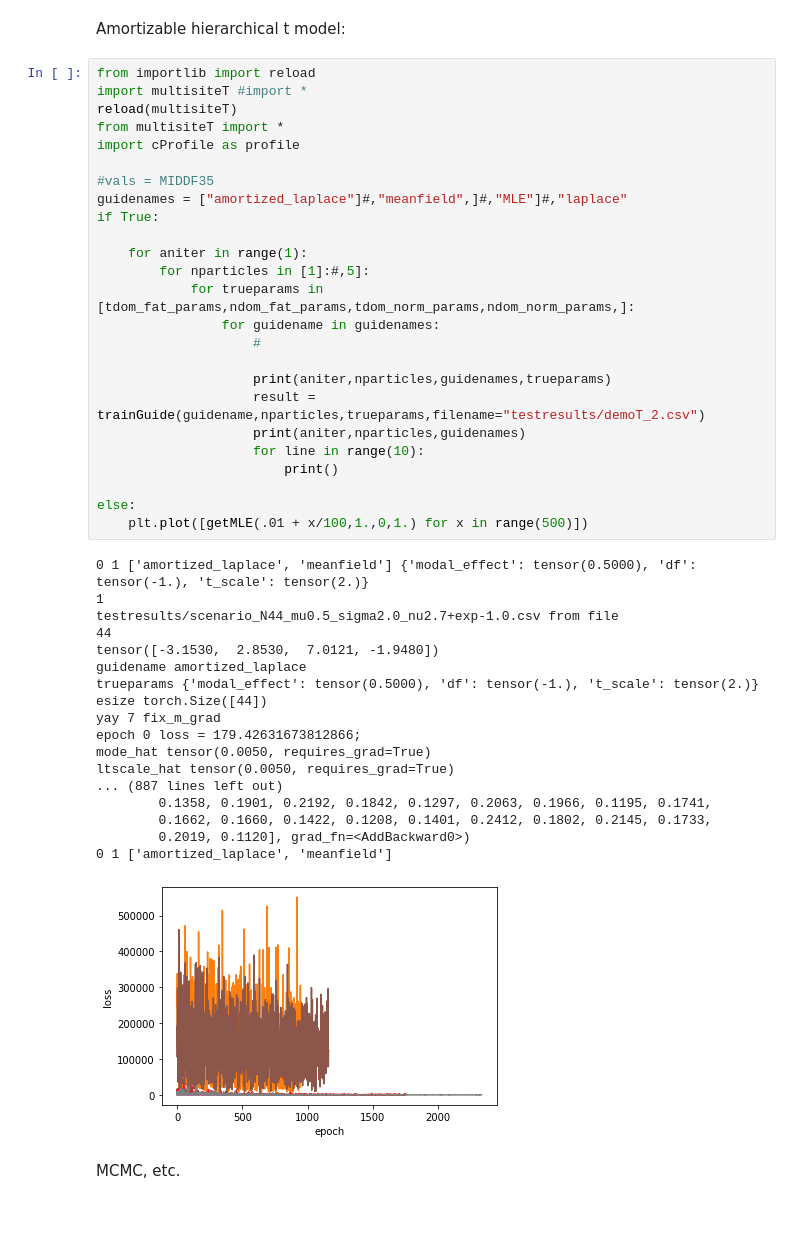
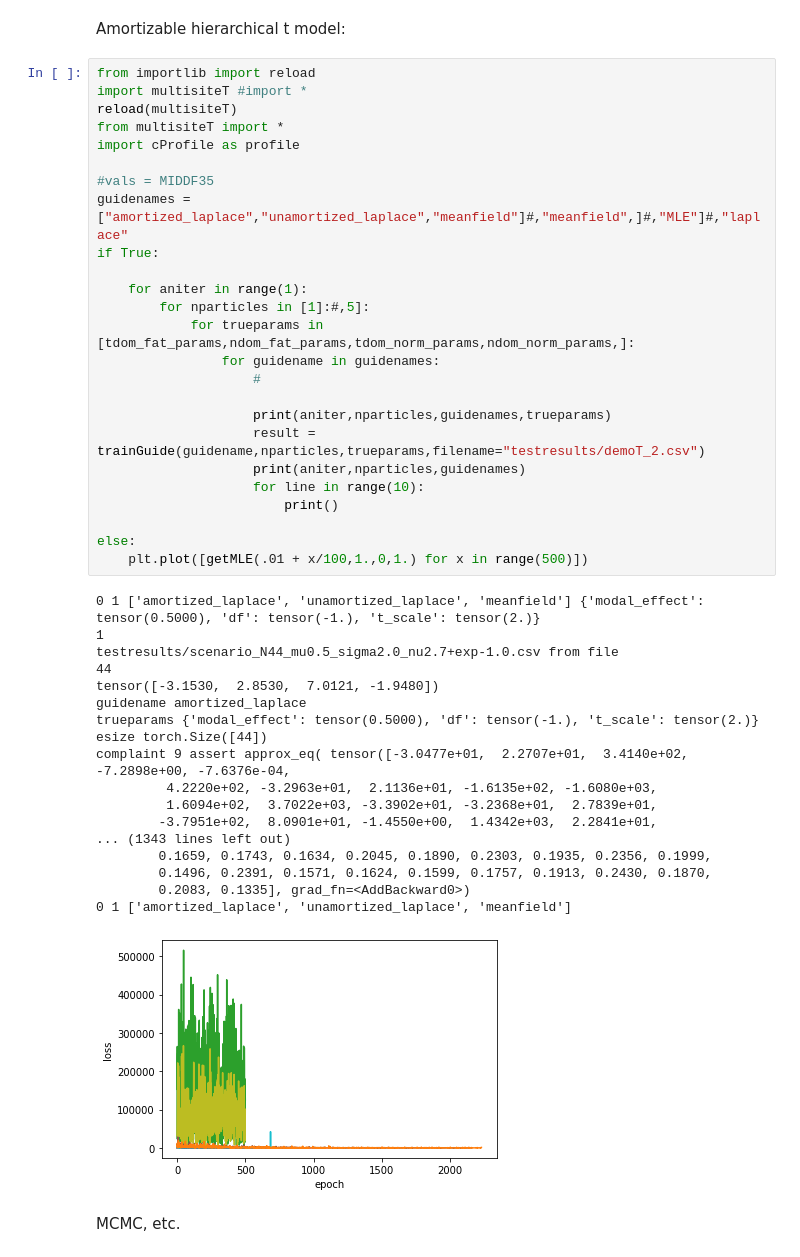
Before and after one commit to jamesonquinn/eipython, a Jupyter notebook: a.multisite.ipynb, the cells around one changed output. Drawn from its saved outputs; the diff is of its cells as text; blank space fills up the shorter version.

```diff
--- a/a.multisite.ipynb
+++ b/a.multisite.ipynb
@@ -21,45 +21,45 @@ from importlib import reload
 import multisiteT #import *
 reload(multisiteT)
 from multisiteT import *
 import cProfile as profile
 
 #vals = MIDDF35
-guidenames = ["amortized_laplace"]#,"meanfield",]#,"MLE"]#,"laplace"
+guidenames = ["amortized_laplace","unamortized_laplace","meanfield"]#,"meanfield",]#,"MLE"]#,"laplace"
 if True:
 
     for aniter in range(1):
         for nparticles in [1]:#,5]:
             for trueparams in [tdom_fat_params,ndom_fat_params,tdom_norm_params,ndom_norm_params,]:
                 for guidename in guidenames:
                     #
 
                     print(aniter,nparticles,guidenames,trueparams)
                     result = trainGuide(guidename,nparticles,trueparams,filename="testresults/demoT_2.csv")
                     print(aniter,nparticles,guidenames)
                     for line in range(10):
                         print()
 
 else:
     plt.plot([getMLE(.01 + x/100,1.,0,1.) for x in range(500)])
 # %% [output]
-0 1 ['amortized_laplace', 'meanfield'] {'modal_effect': tensor(0.5000), 'df': tensor(-1.), 't_scale': tensor(2.)}
+0 1 ['amortized_laplace', 'unamortized_laplace', 'meanfield'] {'modal_effect': tensor(0.5000), 'df': tensor(-1.), 't_scale': tensor(2.)}
 1
 testresults/scenario_N44_mu0.5_sigma2.0_nu2.7+exp-1.0.csv from file
 44
 tensor([-3.1530,  2.8530,  7.0121, -1.9480])
 guidename amortized_laplace
 trueparams {'modal_effect': tensor(0.5000), 'df': tensor(-1.), 't_scale': tensor(2.)}
 esize torch.Size([44])
-yay 7 fix_m_grad
-epoch 0 loss = 179.42631673812866;
-mode_hat tensor(0.0050, requires_grad=True)
-ltscale_hat tensor(0.0050, requires_grad=True)
-... (887 lines left out)
-        0.1358, 0.1901, 0.2192, 0.1842, 0.1297, 0.2063, 0.1966, 0.1195, 0.1741,
-        0.1662, 0.1660, 0.1422, 0.1208, 0.1401, 0.2412, 0.1802, 0.2145, 0.1733,
-        0.2019, 0.1120], grad_fn=<AddBackward0>)
-0 1 ['amortized_laplace', 'meanfield']
+complaint 9 assert approx_eq( tensor([-3.0477e+01,  2.2707e+01,  3.4140e+02, -7.2898e+00, -7.6376e-04,
+         4.2220e+02, -3.2963e+01,  2.1136e+01, -1.6135e+02, -1.6080e+03,
+         1.6094e+02,  3.7022e+03, -3.3902e+01, -3.2368e+01,  2.7839e+01,
+        -3.7951e+02,  8.0901e+01, -1.4550e+00,  1.4342e+03,  2.2841e+01,
+... (1343 lines left out)
+        0.1659, 0.1743, 0.1634, 0.2045, 0.1890, 0.2303, 0.1935, 0.2356, 0.1999,
+        0.1496, 0.2391, 0.1571, 0.1624, 0.1599, 0.1757, 0.1913, 0.2430, 0.1870,
+        0.2083, 0.1335], grad_fn=<AddBackward0>)
+0 1 ['amortized_laplace', 'unamortized_laplace', 'meanfield']
-[figure, old version]
+[figure, new version]
 # %% [markdown]
 MCMC, etc.
 # %%
```
Also changed, not shown: 26 other files.
